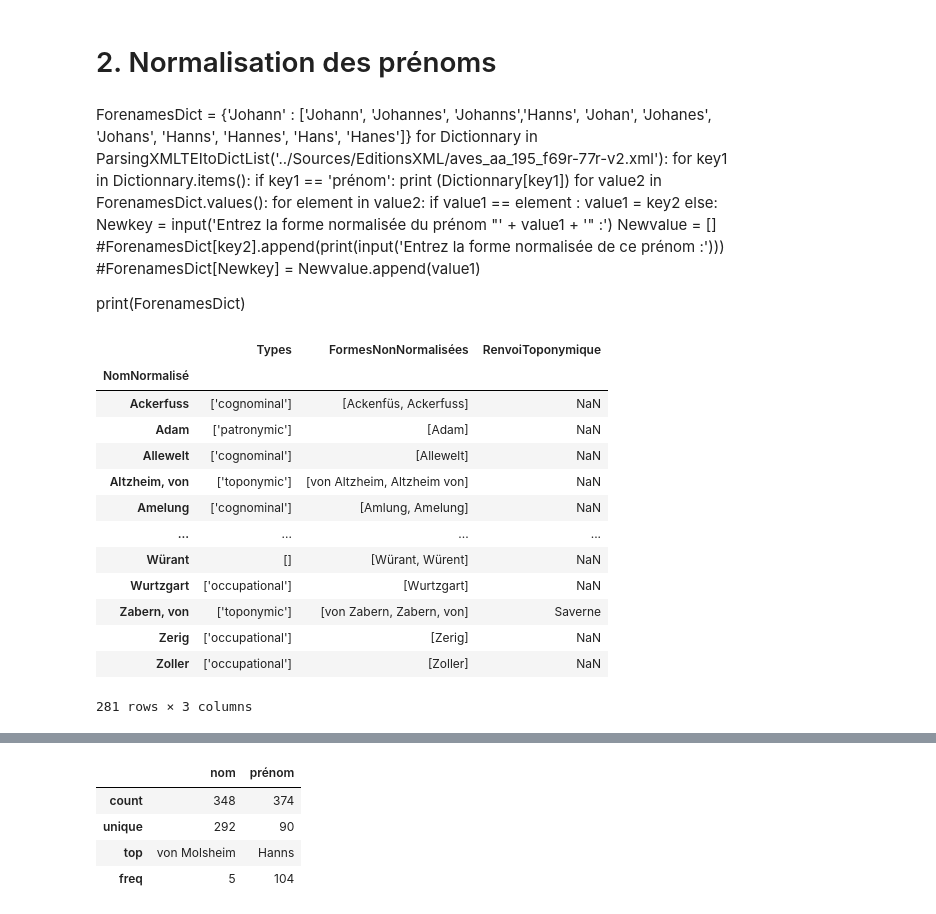
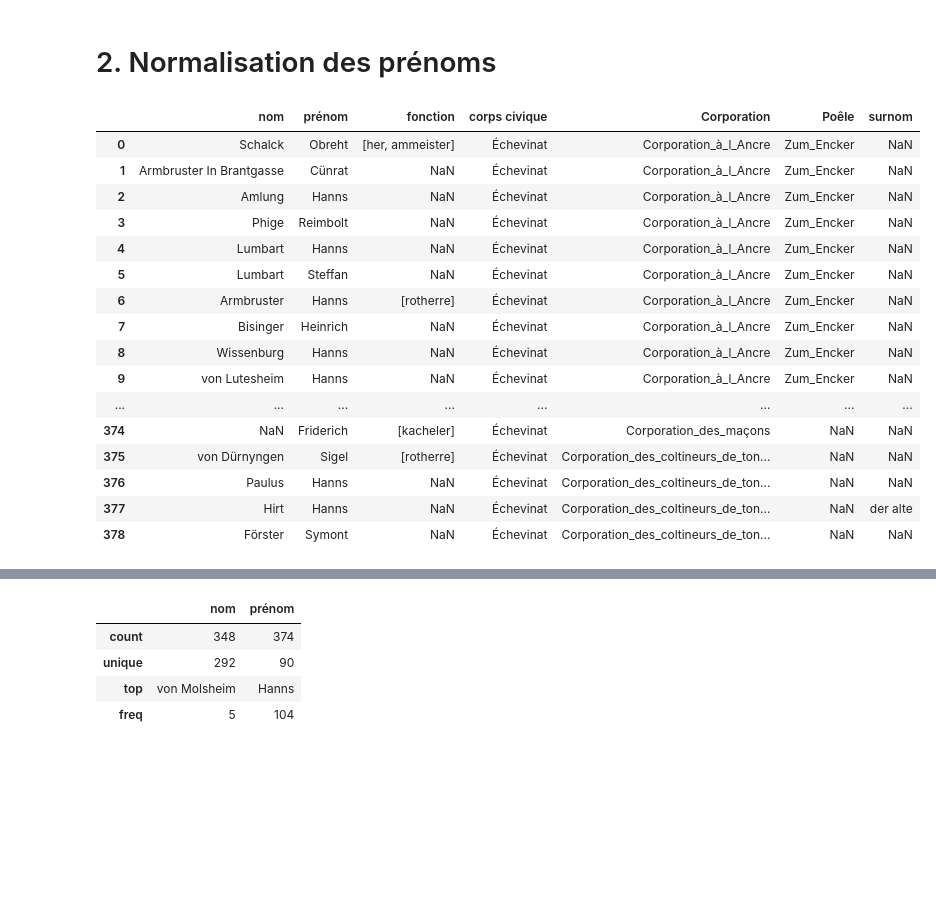
Before and after one commit to porte-g/ProjetEchevinsDeStrasbourg, a Jupyter notebook: ScriptsPython/AnalyseListe.ipynb, the cells around one changed output, grey strips where cells are left out. Saved outputs shown, nothing was run; the diff lists cells and outputs as text; code cells hidden in the pictures; blank space fills up the shorter version.

```diff
--- a/ScriptsPython/AnalyseListe.ipynb
+++ b/ScriptsPython/AnalyseListe.ipynb
@@ -51,20 +51,3 @@ print(ListeDicosPersonnes)
 [{'nom': 'Schalck', 'prénom': 'Obreht', 'fonction': ['her', 'ammeister'], 'corps civique': 'Échevinat', 'Corporation': 'Corporation_à_l_Ancre', 'Poêle': 'Zum_Encker'}, {'nom': 'Armbruster In Brantgass ...
 # %% [markdown]
 # 2. Normalisation des prénoms
-# %% [markdown]
-ForenamesDict = {'Johann' : ['Johann', 'Johannes', 'Johanns','Hanns', 'Johan', 'Johanes', 'Johans', 'Hanns', 'Hannes', 'Hans', 'Hanes']}
-for Dictionnary in ParsingXMLTEItoDictList('../Sources/EditionsXML/aves_aa_195_f69r-77r-v2.xml'):
-    for key1 in Dictionnary.items():
-        if key1 == 'prénom':
-            print (Dictionnary[key1])
-            for value2 in ForenamesDict.values():
-                for element in value2:
-                    if value1 == element :
-                        value1 = key2
-                    else:
-                        Newkey = input('Entrez la forme normalisée du prénom "' + value1 + '" :')
-                        Newvalue = []
-                        #ForenamesDict[key2].append(print(input('Entrez la forme normalisée de ce prénom :')))
-                        #ForenamesDict[Newkey] = Newvalue.append(value1)
-
-print(ForenamesDict)
@@ -73,21 +54,26 @@ dataframe = pd.DataFrame(ListeDicosPersonnes)
+# %%
+pd.set_option('display.max_rows', DfListe.shape[0]+1)
+DfListe = pd.DataFrame(ListeDicosPersonnes)
+DfListe
+# %% [output]
+|  | nom | prénom | fonction | corps civique | Corporation | Poêle | surnom |
+| 0 | Schalck | Obreht | [her, ammeister] | Échevinat | Corporation_à_l_Ancre | Zum_Encker | NaN |
+| 1 | Armbruster In Brantgasse | Cünrat | NaN | Échevinat | Corporation_à_l_Ancre | Zum_Encker | NaN |
+| 2 | Amlung | Hanns | NaN | Échevinat | Corporation_à_l_Ancre | Zum_Encker | NaN |
+| 3 | Phige | Reimbolt | NaN | Échevinat | Corporation_à_l_Ancre | Zum_Encker | NaN |
+| 4 | Lumbart | Hanns | NaN | Échevinat | Corporation_à_l_Ancre | Zum_Encker | NaN |
+| 5 | Lumbart | Steffan | NaN | Échevinat | Corporation_à_l_Ancre | Zum_Encker | NaN |
+| 6 | Armbruster | Hanns | [rotherre] | Échevinat | Corporation_à_l_Ancre | Zum_Encker | NaN |
+| 7 | Bisinger | Heinrich | NaN | Échevinat | Corporation_à_l_Ancre | Zum_Encker | NaN |
+| 8 | Wissenburg | Hanns | NaN | Échevinat | Corporation_à_l_Ancre | Zum_Encker | NaN |
+| 9 | von Lutesheim | Hanns | NaN | Échevinat | Corporation_à_l_Ancre | Zum_Encker | NaN |
+| ... | ... | ... | ... | ... | ... | ... | ... |
+| 374 | NaN | Friderich | [kacheler] | Échevinat | Corporation_des_maçons | NaN | NaN |
+| 375 | von Dürnyngen | Sigel | [rotherre] | Échevinat | Corporation_des_coltineurs_de_ton... | NaN | NaN |
+| 376 | Paulus | Hanns | NaN | Échevinat | Corporation_des_coltineurs_de_ton... | NaN | NaN |
+| 377 | Hirt | Hanns | NaN | Échevinat | Corporation_des_coltineurs_de_ton... | NaN | der alte |
+| 378 | Förster | Symont | NaN | Échevinat | Corporation_des_coltineurs_de_ton... | NaN | NaN |
 # %%
 RefNom = pd.read_csv("./../Tables/ReferentielNoms.csv",converters={"FormesNonNormalisées": literal_eval}).set_index("NomNormalisé")
 # %%
 RefPrenom = pd.read_csv("./../Tables/RéférentielPrénoms.csv", converters={"FormesNonNormalisées": literal_eval}).set_index("PrénomNormalisé")
-# %%
-RefNom
-# %% [output]
-|  | Types | FormesNonNormalisées | RenvoiToponymique |
-| NomNormalisé |  |  |  |
-| Ackerfuss | ['cognominal'] | [Ackenfüs, Ackerfuss] | NaN |
-| Adam | ['patronymic'] | [Adam] | NaN |
-| Allewelt | ['cognominal'] | [Allewelt] | NaN |
-| Altzheim, von | ['toponymic'] | [von Altzheim, Altzheim von] | NaN |
-| Amelung | ['cognominal'] | [Amlung, Amelung] | NaN |
-| ... | ... | ... | ... |
-| Würant | [] | [Würant, Würent] | NaN |
-| Wurtzgart | ['occupational'] | [Wurtzgart] | NaN |
-| Zabern, von | ['toponymic'] | [von Zabern, Zabern, von] | Saverne |
-| Zerig | ['occupational'] | [Zerig] | NaN |
-| Zoller | ['occupational'] | [Zoller] | NaN |
-281 rows × 3 columns
```
Also changed, not shown: parts of 4 cells of this notebook.
